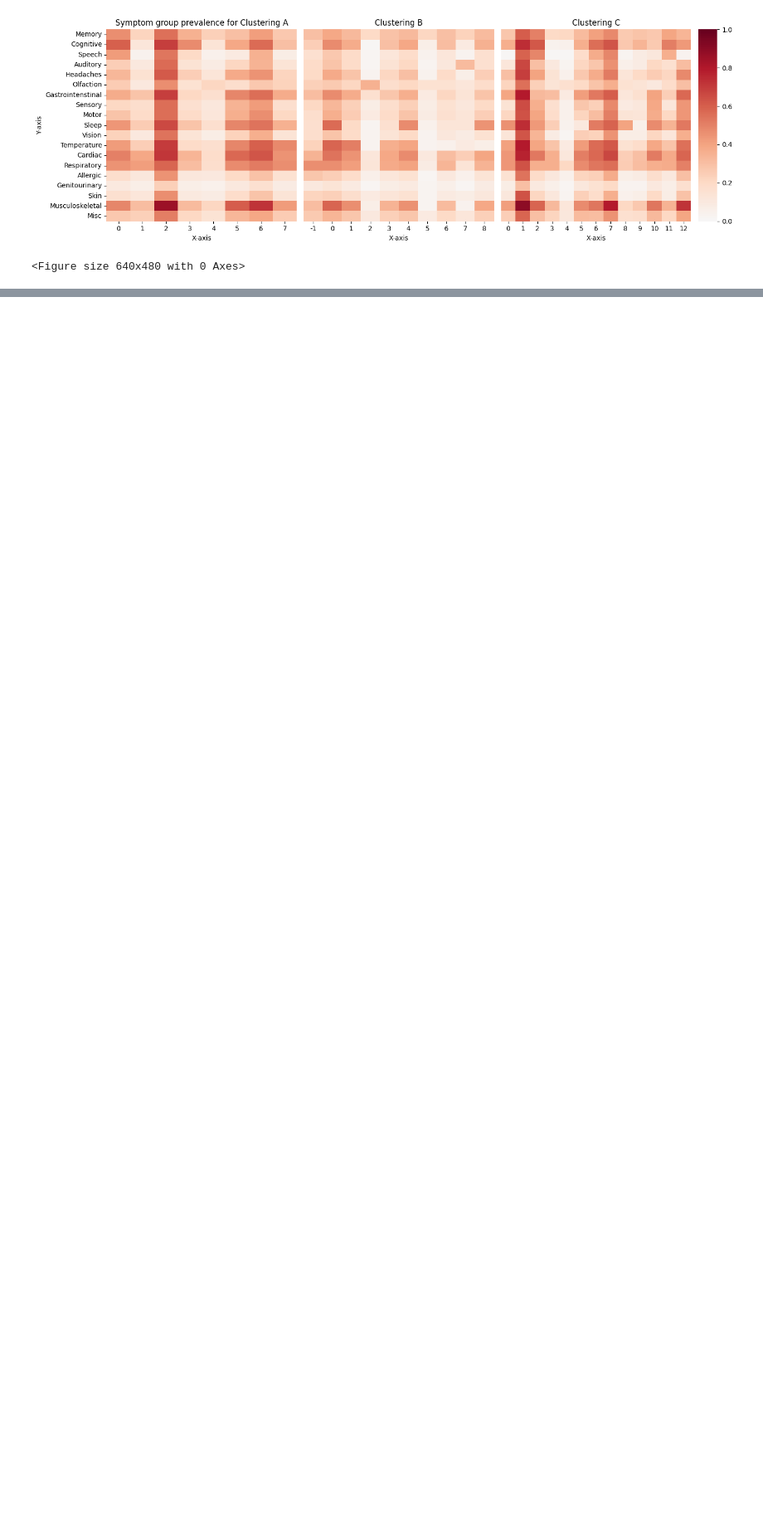
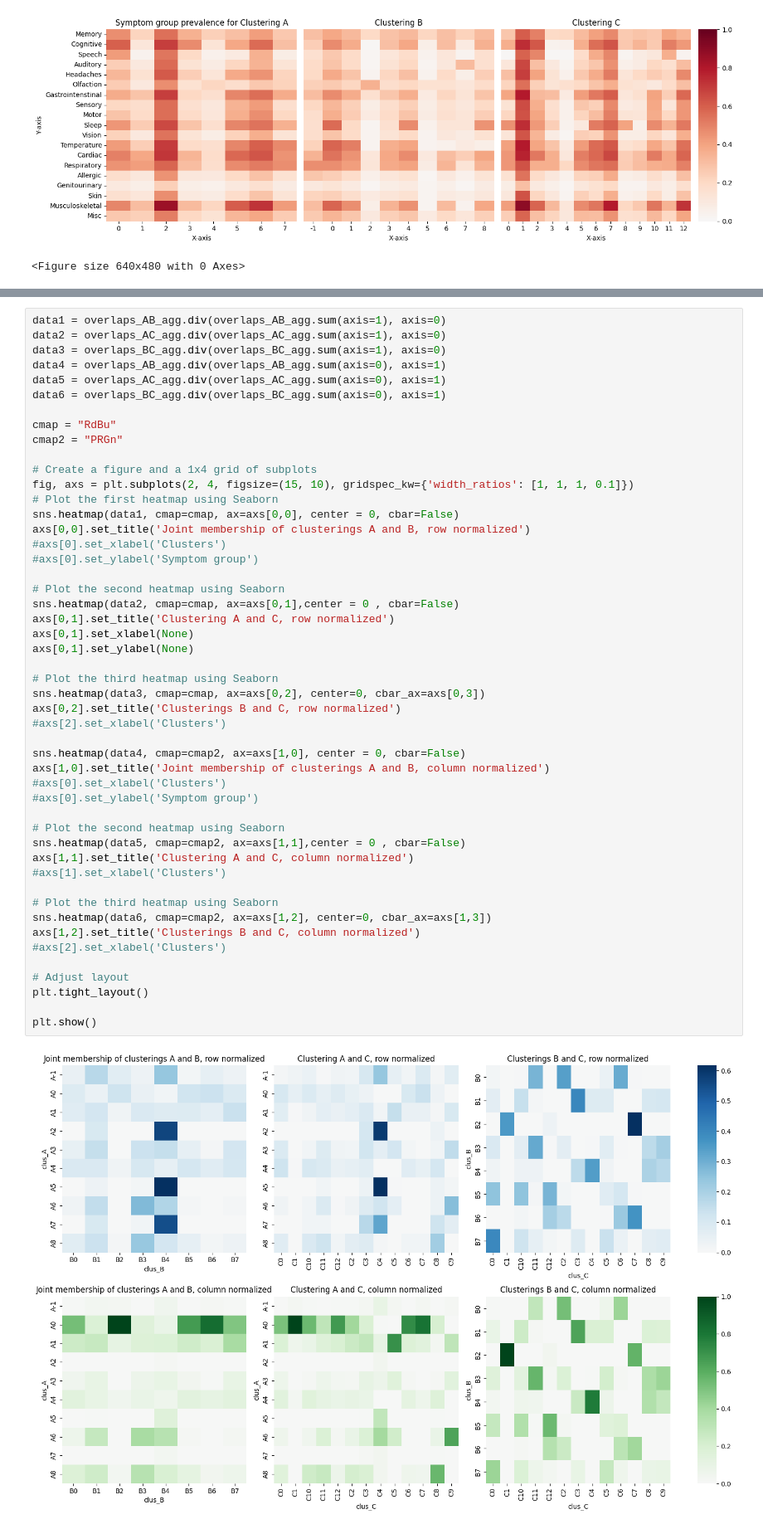
Before and after one commit to leothesouthafrican/PLR, a Jupyter notebook: Tessa/stepmix_sympgroup_compare_010224.ipynb, the cells around one changed output, grey strips where cells are left out. Shown at 83% size. Drawn from its saved outputs; the diff is of its cells as text; blank space fills up the shorter version.

```diff
--- a/Tessa/stepmix_sympgroup_compare_010224.ipynb
+++ b/Tessa/stepmix_sympgroup_compare_010224.ipynb
@@ -215,0 +179,51 @@ plotdf['clus_combined'] =
+# %%
+data1 = overlaps_AB_agg.div(overlaps_AB_agg.sum(axis=1), axis=0)
+data2 = overlaps_AC_agg.div(overlaps_AC_agg.sum(axis=1), axis=0)
+data3 = overlaps_BC_agg.div(overlaps_BC_agg.sum(axis=1), axis=0)
+data4 = overlaps_AB_agg.div(overlaps_AB_agg.sum(axis=0), axis=1)
+data5 = overlaps_AC_agg.div(overlaps_AC_agg.sum(axis=0), axis=1)
+data6 = overlaps_BC_agg.div(overlaps_BC_agg.sum(axis=0), axis=1)
+
+cmap = "RdBu"
+cmap2 = "PRGn"
+
+# Create a figure and a 1x4 grid of subplots
+fig, axs = plt.subplots(2, 4, figsize=(15, 10), gridspec_kw={'width_ratios': [1, 1, 1, 0.1]})
+# Plot the first heatmap using Seaborn
+sns.heatmap(data1, cmap=cmap, ax=axs[0,0], center = 0, cbar=False)
+axs[0,0].set_title('Joint membership of clusterings A and B, row normalized')
+#axs[0].set_xlabel('Clusters')
+#axs[0].set_ylabel('Symptom group')
+
+# Plot the second heatmap using Seaborn
+sns.heatmap(data2, cmap=cmap, ax=axs[0,1],center = 0 , cbar=False)
+axs[0,1].set_title('Clustering A and C, row normalized')
+axs[0,1].set_xlabel(None)
+axs[0,1].set_ylabel(None)
+
+# Plot the third heatmap using Seaborn
+sns.heatmap(data3, cmap=cmap, ax=axs[0,2], center=0, cbar_ax=axs[0,3])
+axs[0,2].set_title('Clusterings B and C, row normalized')
+#axs[2].set_xlabel('Clusters')
+
+sns.heatmap(data4, cmap=cmap2, ax=axs[1,0], center = 0, cbar=False)
+axs[1,0].set_title('Joint membership of clusterings A and B, column normalized')
+#axs[0].set_xlabel('Clusters')
+#axs[0].set_ylabel('Symptom group')
+
+# Plot the second heatmap using Seaborn
+sns.heatmap(data5, cmap=cmap2, ax=axs[1,1],center = 0 , cbar=False)
+axs[1,1].set_title('Clustering A and C, column normalized')
+#axs[1].set_xlabel('Clusters')
+
+# Plot the third heatmap using Seaborn
+sns.heatmap(data6, cmap=cmap2, ax=axs[1,2], center=0, cbar_ax=axs[1,3])
+axs[1,2].set_title('Clusterings B and C, column normalized')
+#axs[2].set_xlabel('Clusters')
+
+# Adjust layout
+plt.tight_layout()
+
+plt.show()
+# %% [output]
+[figure, added]
```
Also changed, not shown: parts of 19 cells of this notebook, 6 other files.
